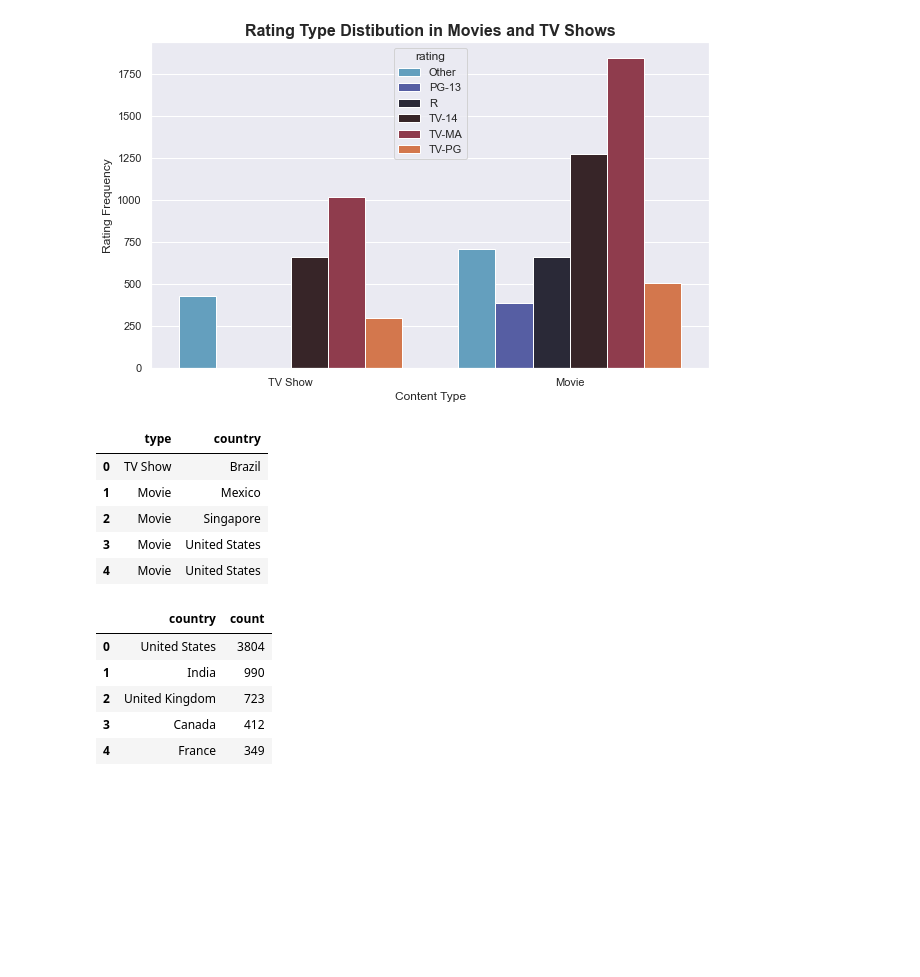
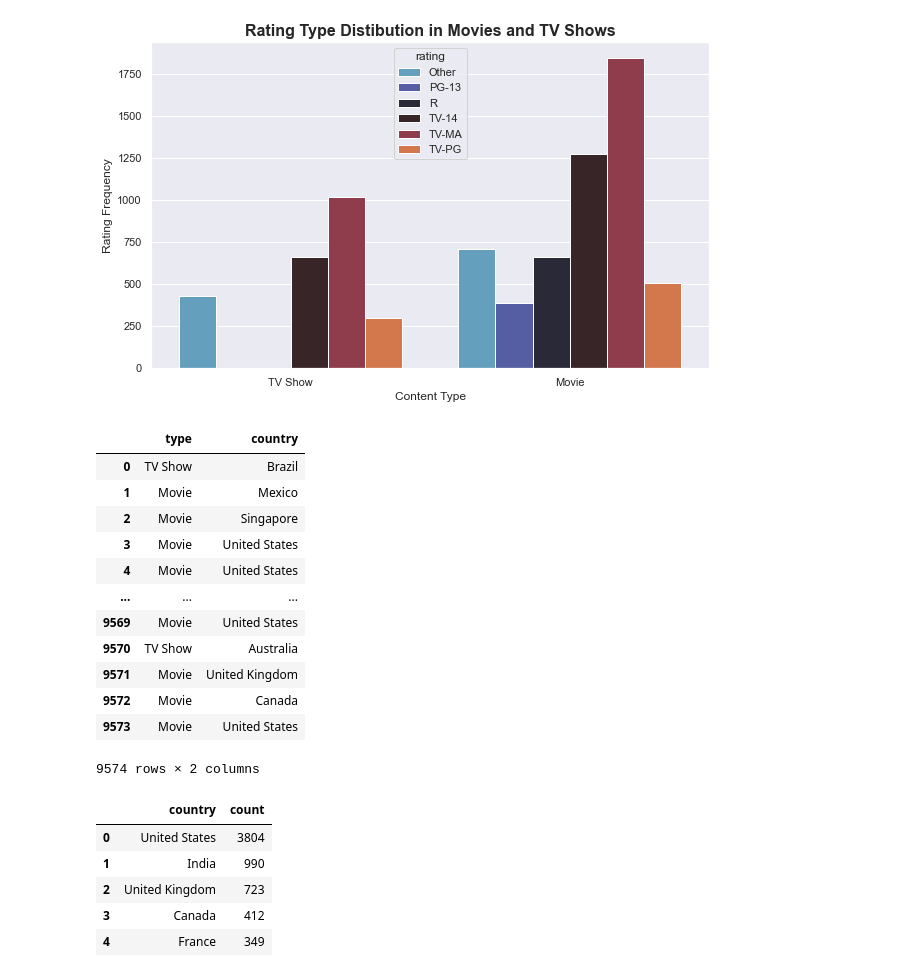
Before and after one commit to AlejandroDeLaCruz/Netflix-Analysis, a Jupyter notebook: Netflix.ipynb, the cells around one changed output. Drawn from its saved outputs; the diff is of its cells as text; code cells hidden in the pictures; blank space fills up the shorter version.

```diff
--- a/Netflix.ipynb
+++ b/Netflix.ipynb
@@ -103,11 +77,0 @@ def column_list_tokenizer_count(df, subset_cols, secondary_col):
-# %%
-genre_list = []
-clean_df = netflix.dropna(subset = ['listed_in'])
-clean_df.reset_index(inplace = True)
-
-for i, element in clean_df.iterrows():
-    type_show = element['type']
-    for genre in str(element['listed_in']).strip(' ').split(','):
-        genre_list.append([type_show, genre.strip()])
-
-genre_data = pd.DataFrame(data = genre_list, columns = ['type', 'genre'])
@@ -217,22 +160,29 @@ plt.show()
 # %%
 country_list = []
 clean_df = netflix.dropna(subset = ['country'])
 clean_df.reset_index(inplace = True)
 
 for i, element in clean_df.iterrows():
     type_show = element['type']
     for country in str(element['country']).split(','):
         country_list.append([type_show, country.strip()])
 
 country_data = pd.DataFrame(data = country_list, columns = ['type', 'country'])
-country_data.head()
+country_data
 # %% [output]
 |  | type | country |
 | 0 | TV Show | Brazil |
 | 1 | Movie | Mexico |
 | 2 | Movie | Singapore |
 | 3 | Movie | United States |
 | 4 | Movie | United States |
+| ... | ... | ... |
+| 9569 | Movie | United States |
+| 9570 | TV Show | Australia |
+| 9571 | Movie | United Kingdom |
+| 9572 | Movie | Canada |
+| 9573 | Movie | United States |
+9574 rows × 2 columns
 # %%
 country_top = country_data['country'].value_counts().nlargest(10).to_frame()
 country_top.reset_index(level = [0], inplace = True)
```
Also changed, not shown: parts of 3 cells of this notebook.
